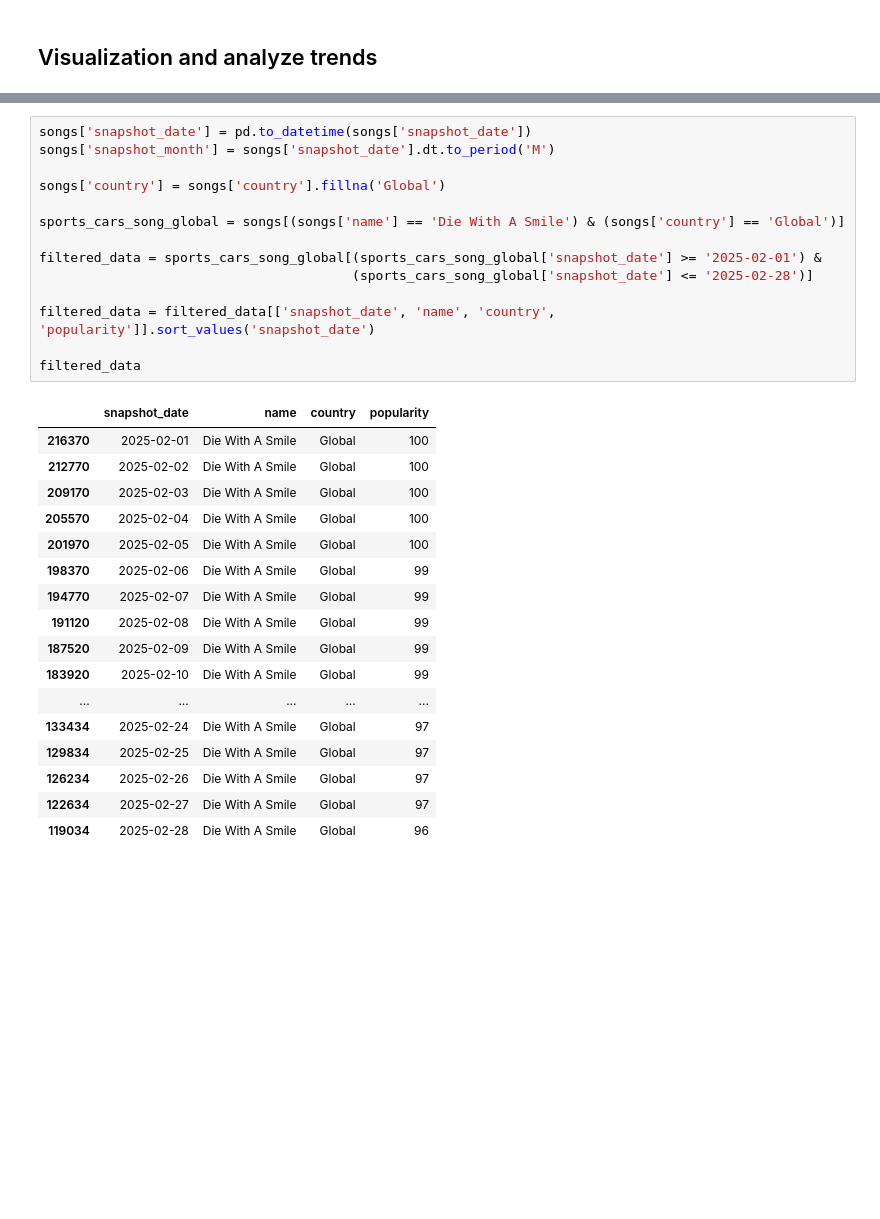
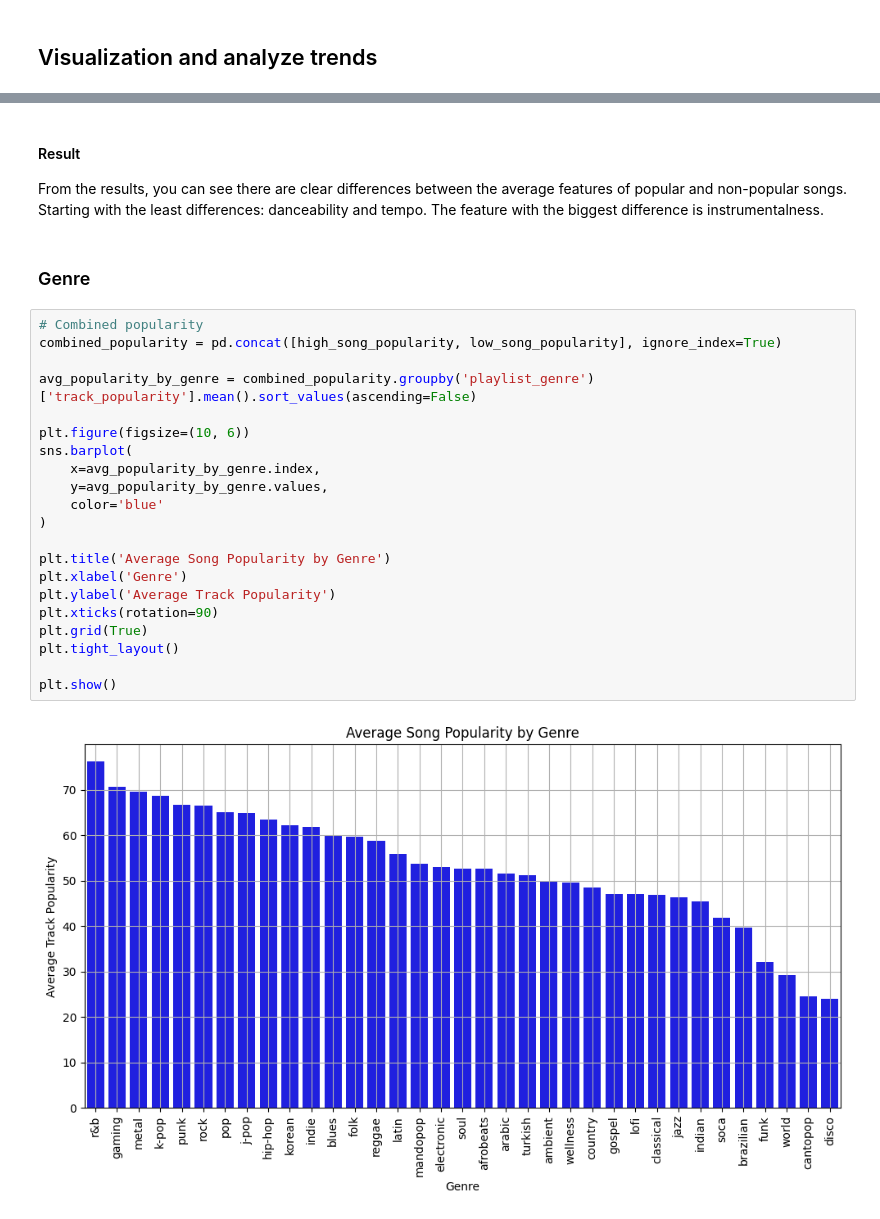
Before and after one commit to TonyJ3/AI-Society-S7, a Jupyter notebook: Top Hit Songs/top_hit_song_prediction.ipynb, the cells around one changed output, grey strips where cells are left out. Saved outputs shown, nothing was run; the diff lists cells and outputs as text; blank space fills up the shorter version.

```diff
--- a/Top Hit Songs/top_hit_song_prediction.ipynb
+++ b/Top Hit Songs/top_hit_song_prediction.ipynb
@@ -250,32 +229,28 @@ sports_cars_monthly_global
-# %%
-songs['snapshot_date'] = pd.to_datetime(songs['snapshot_date'])
-songs['snapshot_month'] = songs['snapshot_date'].dt.to_period('M')
-
-songs['country'] = songs['country'].fillna('Global')
-
-sports_cars_song_global = songs[(songs['name'] == 'Die With A Smile') & (songs['country'] == 'Global')]
-
-filtered_data = sports_cars_song_global[(sports_cars_song_global['snapshot_date'] >= '2025-02-01') &
-                                        (sports_cars_song_global['snapshot_date'] <= '2025-02-28')]
-
-filtered_data = filtered_data[['snapshot_date', 'name', 'country', 'popularity']].sort_values('snapshot_date')
-
-filtered_data
-# %% [output]
-|  | snapshot_date | name | country | popularity |
-| 216370 | 2025-02-01 | Die With A Smile | Global | 100 |
-| 212770 | 2025-02-02 | Die With A Smile | Global | 100 |
-| 209170 | 2025-02-03 | Die With A Smile | Global | 100 |
-| 205570 | 2025-02-04 | Die With A Smile | Global | 100 |
-| 201970 | 2025-02-05 | Die With A Smile | Global | 100 |
-| 198370 | 2025-02-06 | Die With A Smile | Global | 99 |
-| 194770 | 2025-02-07 | Die With A Smile | Global | 99 |
-| 191120 | 2025-02-08 | Die With A Smile | Global | 99 |
-| 187520 | 2025-02-09 | Die With A Smile | Global | 99 |
-| 183920 | 2025-02-10 | Die With A Smile | Global | 99 |
-| ... | ... | ... | ... | ... |
-| 133434 | 2025-02-24 | Die With A Smile | Global | 97 |
-| 129834 | 2025-02-25 | Die With A Smile | Global | 97 |
-| 126234 | 2025-02-26 | Die With A Smile | Global | 97 |
-| 122634 | 2025-02-27 | Die With A Smile | Global | 97 |
-| 119034 | 2025-02-28 | Die With A Smile | Global | 96 |
+# %% [markdown]
+#### Result
+From the results, you can see there are clear differences between the average features of popular and non-popular songs. Starting with the least differences: danceability and tempo. The feature with the biggest difference is instrumentalness.
+# %% [markdown]
+### Genre
+# %%
+# Combined popularity
+combined_popularity = pd.concat([high_song_popularity, low_song_popularity], ignore_index=True)
+
+avg_popularity_by_genre = combined_popularity.groupby('playlist_genre')['track_popularity'].mean().sort_values(ascending=False)
+
+plt.figure(figsize=(10, 6))
+sns.barplot(
+    x=avg_popularity_by_genre.index,
+    y=avg_popularity_by_genre.values,
+    color='blue'
+)
+
+plt.title('Average Song Popularity by Genre')
+plt.xlabel('Genre')
+plt.ylabel('Average Track Popularity')
+plt.xticks(rotation=90)
+plt.grid(True)
+plt.tight_layout()
+
+plt.show()
+# %% [output]
+[figure, added]
```
Also changed, not shown: parts of 18 cells of this notebook.
